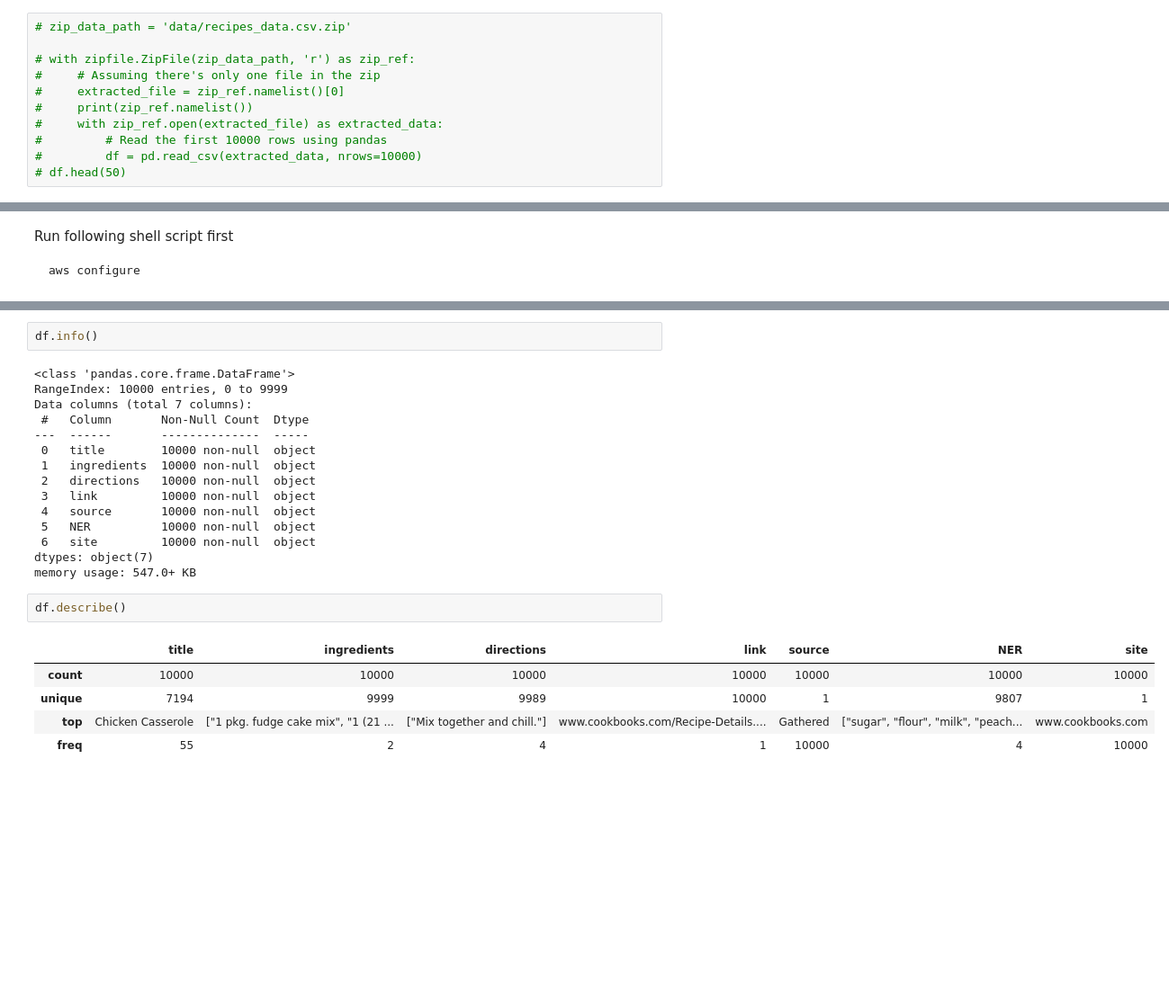
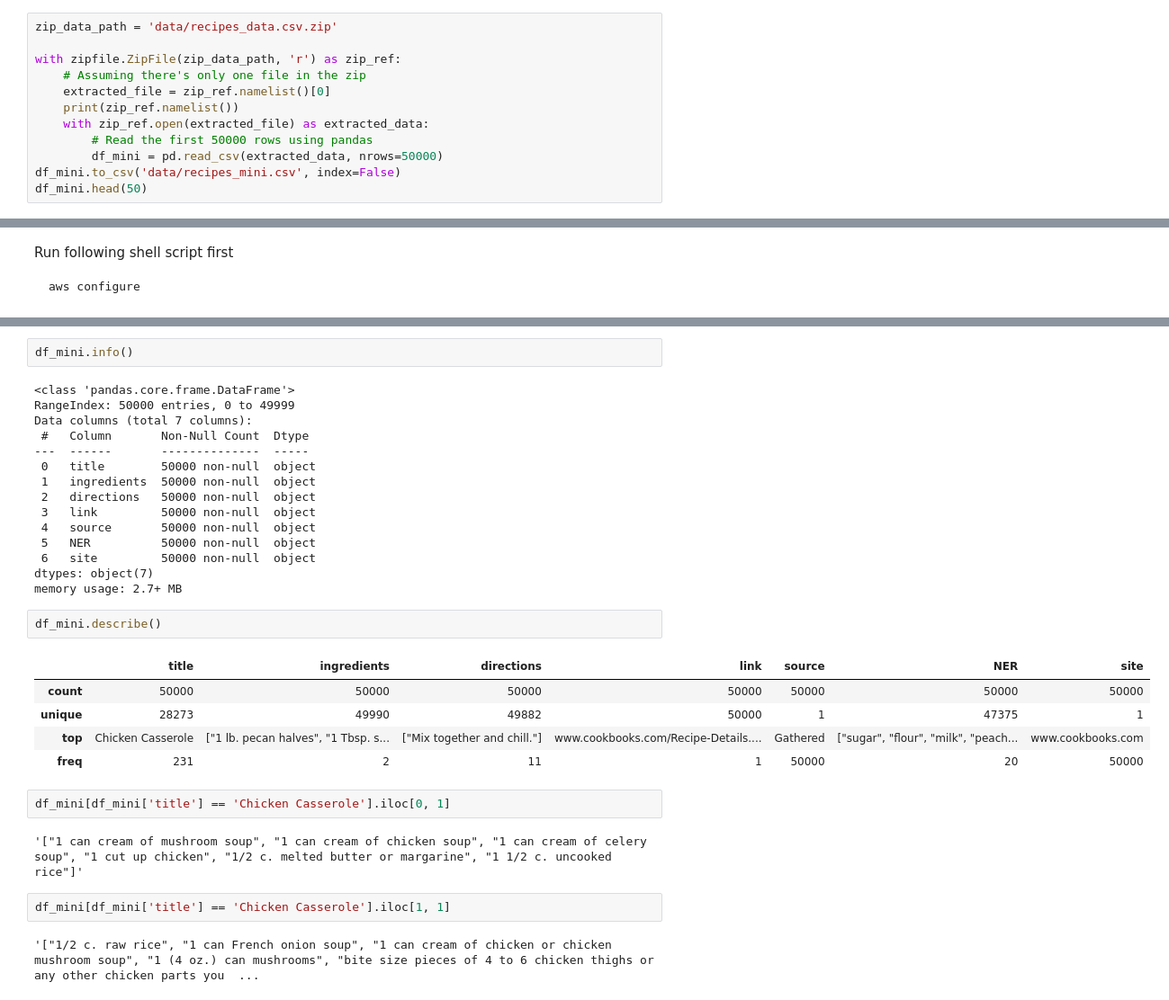
Before and after one commit to DavidMo113/Recommender-Project, a Jupyter notebook: Recommender.ipynb, the cells around one changed output, grey strips where cells are left out. Shown: that part at 90% size. Saved outputs shown, nothing was run; the diff lists cells and outputs as text; blank space fills up the shorter version.

```diff
--- a/Recommender.ipynb
+++ b/Recommender.ipynb
@@ -8,13 +15,14 @@ import io
 # %% [markdown]
 ## Run Below Cell to Read Data In From Local "data" Repo
 # %%
-# zip_data_path = 'data/recipes_data.csv.zip'
+zip_data_path = 'data/recipes_data.csv.zip'
 
-# with zipfile.ZipFile(zip_data_path, 'r') as zip_ref:
-#     # Assuming there's only one file in the zip
-#     extracted_file = zip_ref.namelist()[0]
-#     print(zip_ref.namelist())
-#     with zip_ref.open(extracted_file) as extracted_data:
-#         # Read the first 10000 rows using pandas
-#         df = pd.read_csv(extracted_data, nrows=10000)
-# df.head(50)
+with zipfile.ZipFile(zip_data_path, 'r') as zip_ref:
+    # Assuming there's only one file in the zip
+    extracted_file = zip_ref.namelist()[0]
+    print(zip_ref.namelist())
+    with zip_ref.open(extracted_file) as extracted_data:
+        # Read the first 50000 rows using pandas
+        df_mini = pd.read_csv(extracted_data, nrows=50000)
+df_mini.to_csv('data/recipes_mini.csv', index=False)
+df_mini.head(50)
@@ -62,25 +77,33 @@ df.head(50)
 # %%
-df.info()
+df_mini.info()
 # %% [output]
 <class 'pandas.core.frame.DataFrame'>
-RangeIndex: 10000 entries, 0 to 9999
+RangeIndex: 50000 entries, 0 to 49999
 Data columns (total 7 columns):
  #   Column       Non-Null Count  Dtype
 ---  ------       --------------  -----
- 0   title        10000 non-null  object
- 1   ingredients  10000 non-null  object
- 2   directions   10000 non-null  object
- 3   link         10000 non-null  object
- 4   source       10000 non-null  object
- 5   NER          10000 non-null  object
- 6   site         10000 non-null  object
+ 0   title        50000 non-null  object
+ 1   ingredients  50000 non-null  object
+ 2   directions   50000 non-null  object
+ 3   link         50000 non-null  object
+ 4   source       50000 non-null  object
+ 5   NER          50000 non-null  object
+ 6   site         50000 non-null  object
 dtypes: object(7)
-memory usage: 547.0+ KB
+memory usage: 2.7+ MB
 # %%
-df.describe()
+df_mini.describe()
 # %% [output]
 |  | title | ingredients | directions | link | source | NER | site |
-| count | 10000 | 10000 | 10000 | 10000 | 10000 | 10000 | 10000 |
-| unique | 7194 | 9999 | 9989 | 10000 | 1 | 9807 | 1 |
-| top | Chicken Casserole | ["1 pkg. fudge cake mix", "1 (21 ... | ["Mix together and chill."] | www.cookbooks.com/Recipe-Details.... | Gathered | ["sugar", "flour", "milk", "peach... | www.cookbooks.com |
-| freq | 55 | 2 | 4 | 1 | 10000 | 4 | 10000 |
+| count | 50000 | 50000 | 50000 | 50000 | 50000 | 50000 | 50000 |
+| unique | 28273 | 49990 | 49882 | 50000 | 1 | 47375 | 1 |
+| top | Chicken Casserole | ["1 lb. pecan halves", "1 Tbsp. s... | ["Mix together and chill."] | www.cookbooks.com/Recipe-Details.... | Gathered | ["sugar", "flour", "milk", "peach... | www.cookbooks.com |
+| freq | 231 | 2 | 11 | 1 | 50000 | 20 | 50000 |
+# %%
+df_mini[df_mini['title'] == 'Chicken Casserole'].iloc[0, 1]
+# %% [output]
+'["1 can cream of mushroom soup", "1 can cream of chicken soup", "1 can cream of celery soup", "1 cut up chicken", "1/2 c. melted butter or margarine", "1 1/2 c. uncooked rice"]'
+# %%
+df_mini[df_mini['title'] == 'Chicken Casserole'].iloc[1, 1]
+# %% [output]
+'["1/2 c. raw rice", "1 can French onion soup", "1 can cream of chicken or chicken mushroom soup", "1 (4 oz.) can mushrooms", "bite size pieces of 4 to 6 chicken thighs or any other chicken parts you  ...
```
Also changed, not shown: parts of 7 cells of this notebook, 2 other files.
